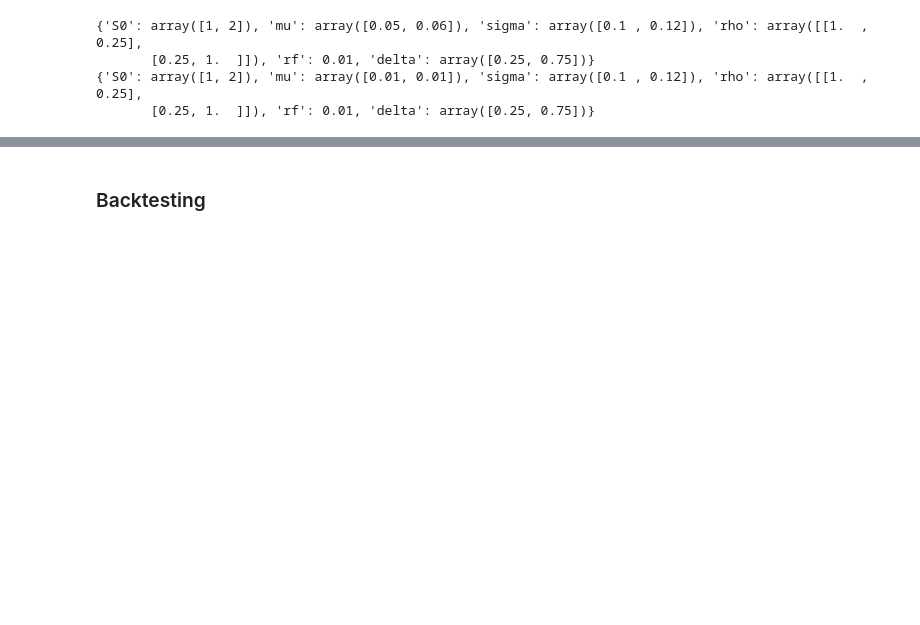
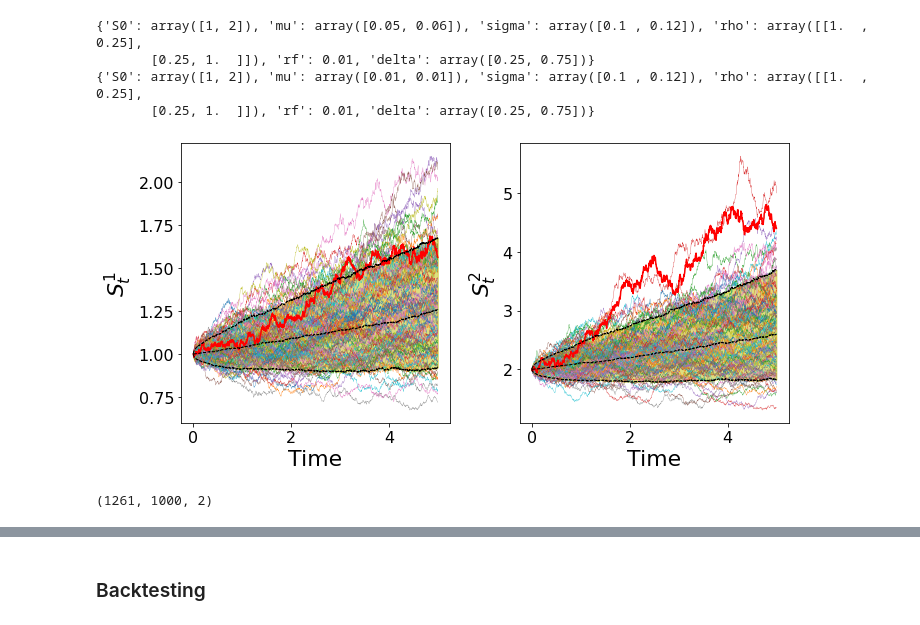
Before and after one commit to tatsath/PortfolioOptimization, a Jupyter notebook: Portfolio_Optimisation_GPU_singleAsset.ipynb, the cells around one changed output, grey strips where cells are left out. Drawn from its saved outputs; the diff is of its cells as text; code cells hidden in the pictures; blank space fills up the shorter version.

```diff
--- a/Portfolio_Optimisation_GPU_singleAsset.ipynb
+++ b/Portfolio_Optimisation_GPU_singleAsset.ipynb
@@ -100,25 +100,31 @@ def SimPath(Ndt, params, T, Nsims):
     return t, S
 # %%
 # Sim some paths and show sims with quantiles and a sample path
-t, S = SimPath(Ndt=252*10000, params = params, T=5, Nsims = 1000)
+t, S = SimPath(Ndt=252*5, params = params, T=5, Nsims = 1000)
 
 plt.figure(figsize=(10,5))
 plt.rcParams.update({'font.size': 16})
 plt.rc('axes', labelsize=22)
 for i in range(S.shape[2]):
 
     plt.subplot(1,S.shape[2],i+1)
 
     plt.fill_between(t, np.quantile(S[:,:,i],0.1,axis=1).T, np.quantile(S[:,:,i],0.9,axis=1).T, color='y', alpha=0.5)
     plt.plot(t, S[:,:100,i],linewidth=0.3)
     plt.plot(t, S[:,0,i],color='r',linewidth=1.5)
     plt.plot(t, np.quantile(S[:,:,i],[0.1, 0.5, 0.9],axis=1).T,color='k',linewidth=1, linestyle='--')
 
     plt.xlabel("Time")
     plt.ylabel("$S_t^" +str(i+1)+"$")
 
 plt.tight_layout()
 plt.show()
+# %% [output]
+[figure, added]
+# %%
+S.shape
+# %% [output]
+(1261, 1000, 2)
 # %%
 # the ANN for policy iteration
 class MyNet(nn.Module):
```
Also changed, not shown: parts of 10 cells of this notebook.
